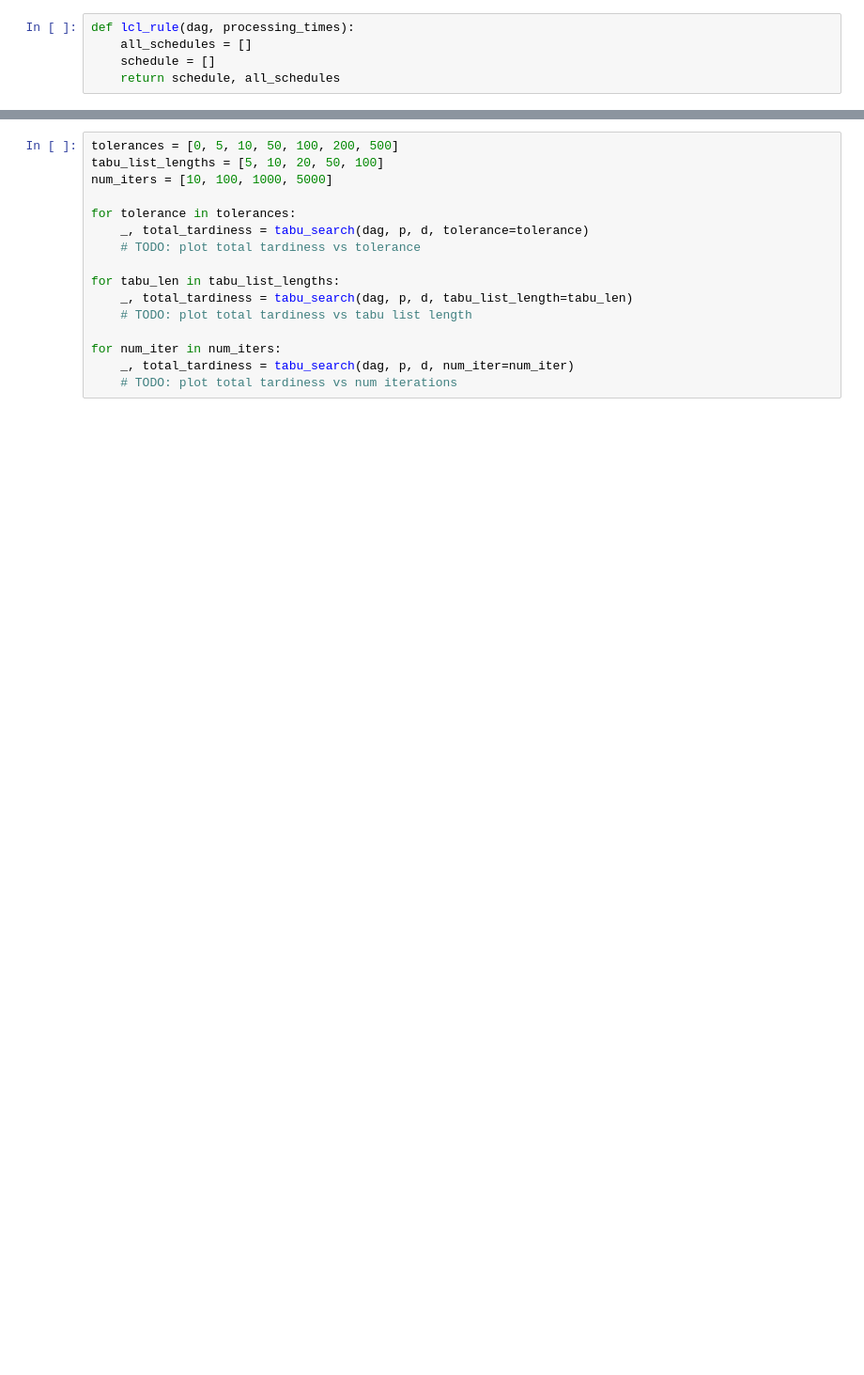
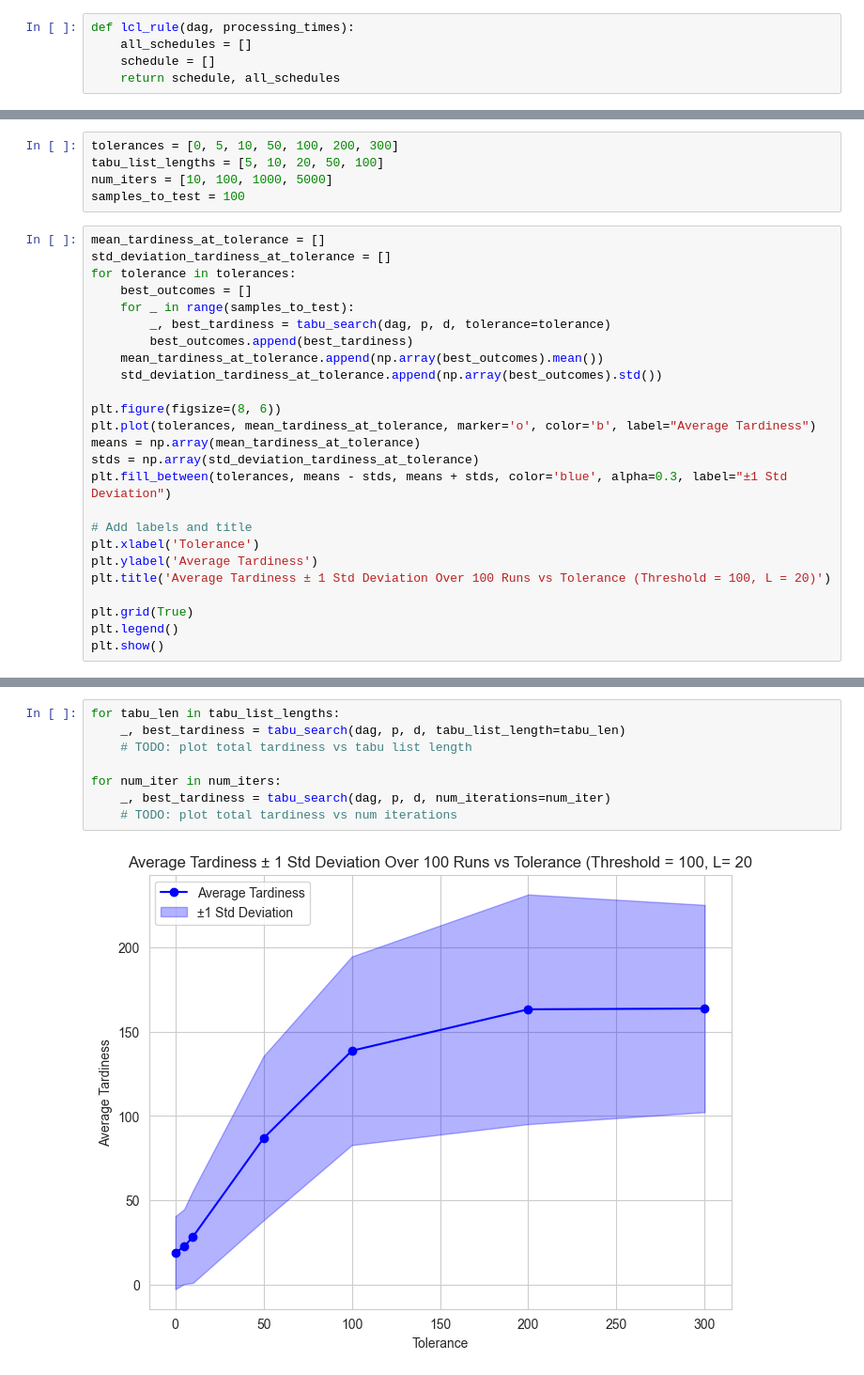
Before and after one commit to jackbrand900/scheduling_cw, a Jupyter notebook: coursework.ipynb, the cells around one changed output, grey strips where cells are left out. Shown: that part at 94% size. Cells and saved outputs as stored; diff of their text form; blank space fills up the shorter version.

Commit message:
Tabu search implementation

```diff
--- a/coursework.ipynb
+++ b/coursework.ipynb
@@ -66,0 +170,30 @@ def tabu_search(dag, processing_times, due_dates, num_iterations=100, tolerance=
+# %%
+tolerances = [0, 5, 10, 50, 100, 200, 300]
+tabu_list_lengths = [5, 10, 20, 50, 100]
+num_iters = [10, 100, 1000, 5000]
+samples_to_test = 100
+# %%
+mean_tardiness_at_tolerance = []
+std_deviation_tardiness_at_tolerance = []
+for tolerance in tolerances:
+    best_outcomes = []
+    for _ in range(samples_to_test):
+        _, best_tardiness = tabu_search(dag, p, d, tolerance=tolerance)
+        best_outcomes.append(best_tardiness)
+    mean_tardiness_at_tolerance.append(np.array(best_outcomes).mean())
+    std_deviation_tardiness_at_tolerance.append(np.array(best_outcomes).std())
+
+plt.figure(figsize=(8, 6))
+plt.plot(tolerances, mean_tardiness_at_tolerance, marker='o', color='b', label="Average Tardiness")
+means = np.array(mean_tardiness_at_tolerance)
+stds = np.array(std_deviation_tardiness_at_tolerance)
+plt.fill_between(tolerances, means - stds, means + stds, color='blue', alpha=0.3, label="±1 Std Deviation")
+
+# Add labels and title
+plt.xlabel('Tolerance')
+plt.ylabel('Average Tardiness')
+plt.title('Average Tardiness ± 1 Std Deviation Over 100 Runs vs Tolerance (Threshold = 100, L = 20)')
+
+plt.grid(True)
+plt.legend()
+plt.show()
@@ -67,16 +202,10 @@ def tabu_search(dag, processing_times, due_dates, num_iterations=100, tolerance=
 # %%
-tolerances = [0, 5, 10, 50, 100, 200, 500]
-tabu_list_lengths = [5, 10, 20, 50, 100]
-num_iters = [10, 100, 1000, 5000]
-
-for tolerance in tolerances:
-    _, total_tardiness = tabu_search(dag, p, d, tolerance=tolerance)
-    # TODO: plot total tardiness vs tolerance
-
 for tabu_len in tabu_list_lengths:
-    _, total_tardiness = tabu_search(dag, p, d, tabu_list_length=tabu_len)
+    _, best_tardiness = tabu_search(dag, p, d, tabu_list_length=tabu_len)
     # TODO: plot total tardiness vs tabu list length
 
 for num_iter in num_iters:
-    _, total_tardiness = tabu_search(dag, p, d, num_iter=num_iter)
+    _, best_tardiness = tabu_search(dag, p, d, num_iterations=num_iter)
     # TODO: plot total tardiness vs num iterations
+# %% [output]
+[figure, added]
```
Also changed, not shown: parts of 8 cells of this notebook.
